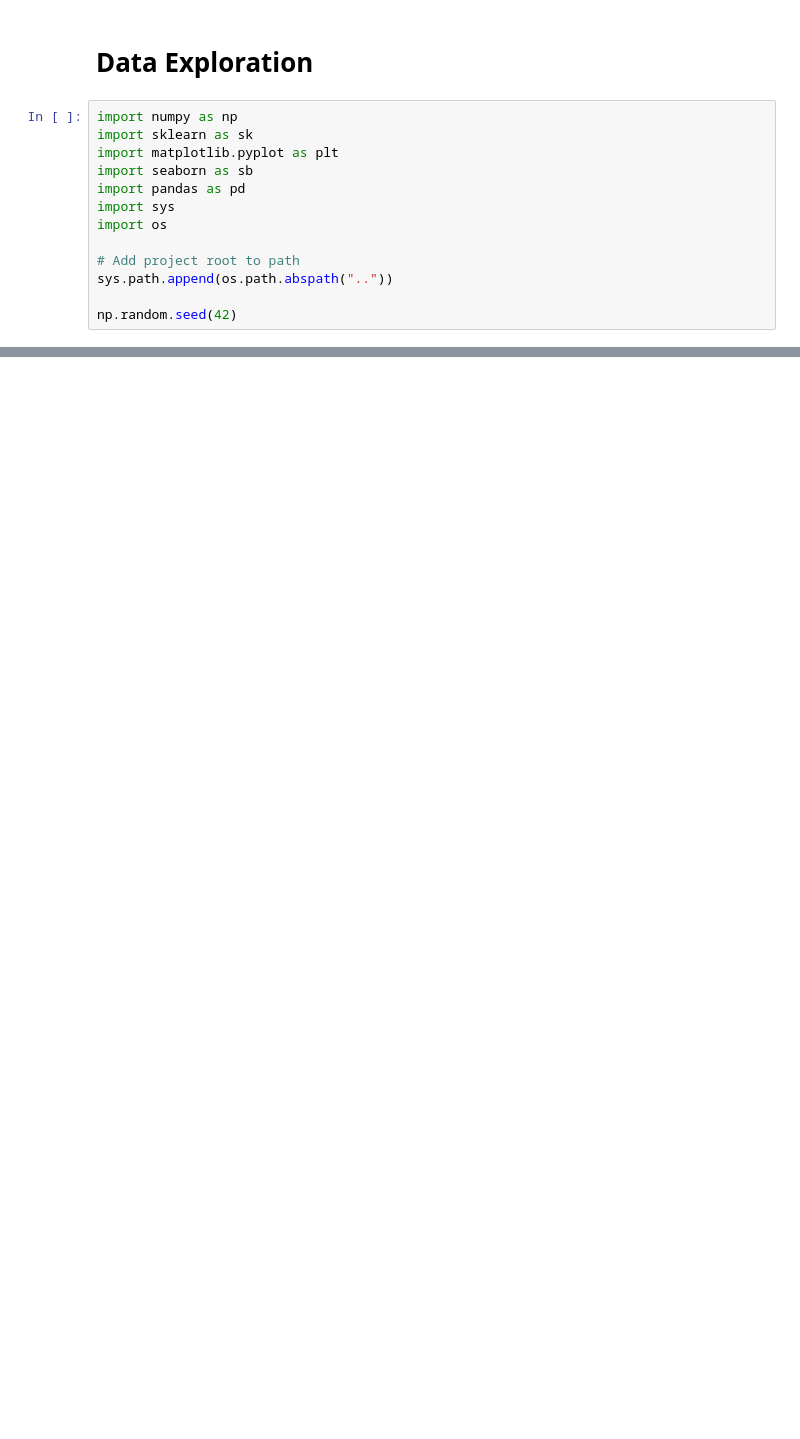
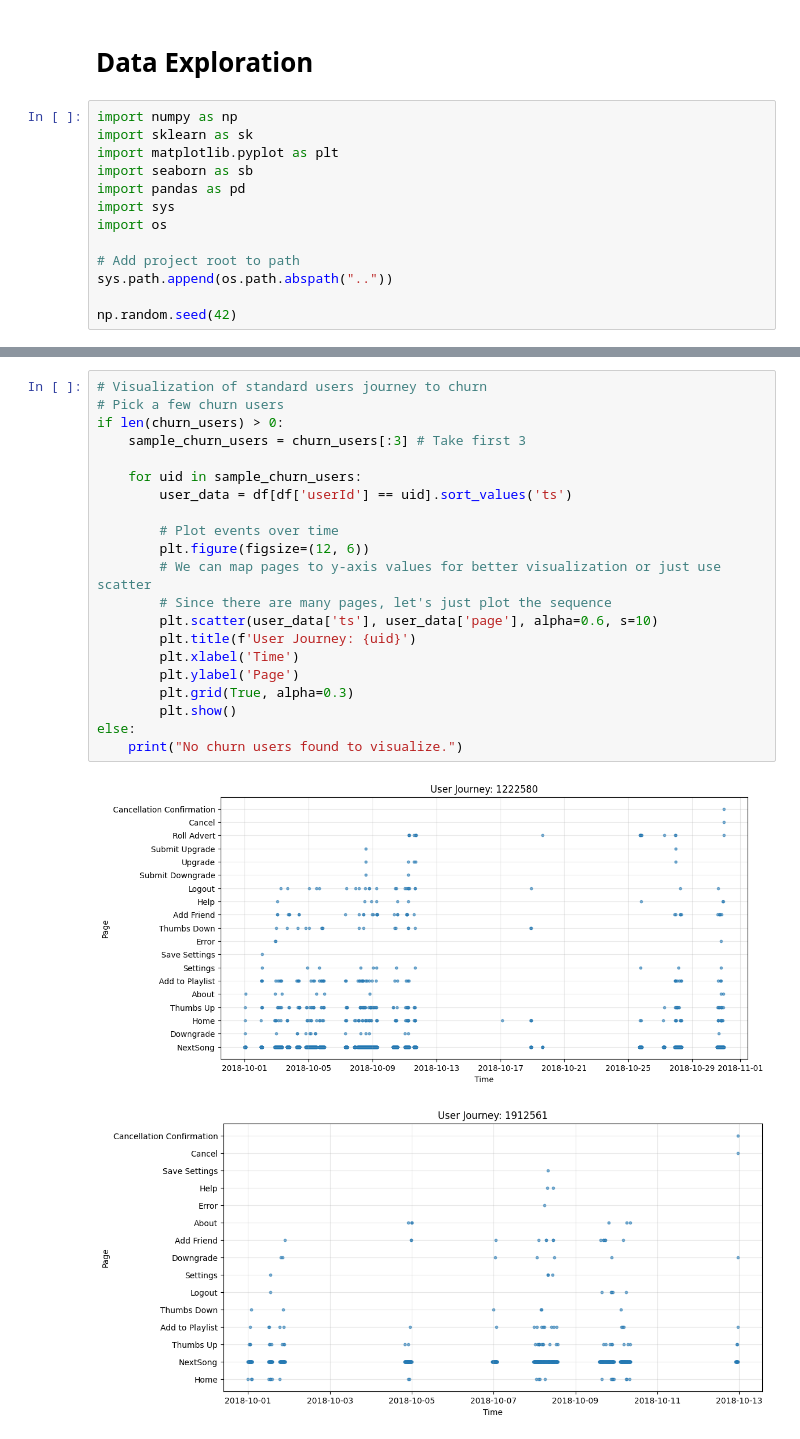
Before and after one commit to RaynorEtienn/Python4DataScience, a Jupyter notebook: Project/notebooks/data_exploration.ipynb, the cells around one changed output, grey strips where cells are left out. Cells and saved outputs as stored; diff of their text form; blank space fills up the shorter version.

```diff
--- a/Project/notebooks/data_exploration.ipynb
+++ b/Project/notebooks/data_exploration.ipynb
@@ -25,0 +200,24 @@ df.sample(5)
+# %%
+# Visualization of standard users journey to churn
+# Pick a few churn users
+if len(churn_users) > 0:
+    sample_churn_users = churn_users[:3] # Take first 3
+
+    for uid in sample_churn_users:
+        user_data = df[df['userId'] == uid].sort_values('ts')
+
+        # Plot events over time
+        plt.figure(figsize=(12, 6))
+        # We can map pages to y-axis values for better visualization or just use scatter
+        # Since there are many pages, let's just plot the sequence
+        plt.scatter(user_data['ts'], user_data['page'], alpha=0.6, s=10)
+        plt.title(f'User Journey: {uid}')
+        plt.xlabel('Time')
+        plt.ylabel('Page')
+        plt.grid(True, alpha=0.3)
+        plt.show()
+else:
+    print("No churn users found to visualize.")
+# %% [output]
+[figure, added]
+[figure, added]
```
Also changed, not shown: parts of 10 cells of this notebook.
